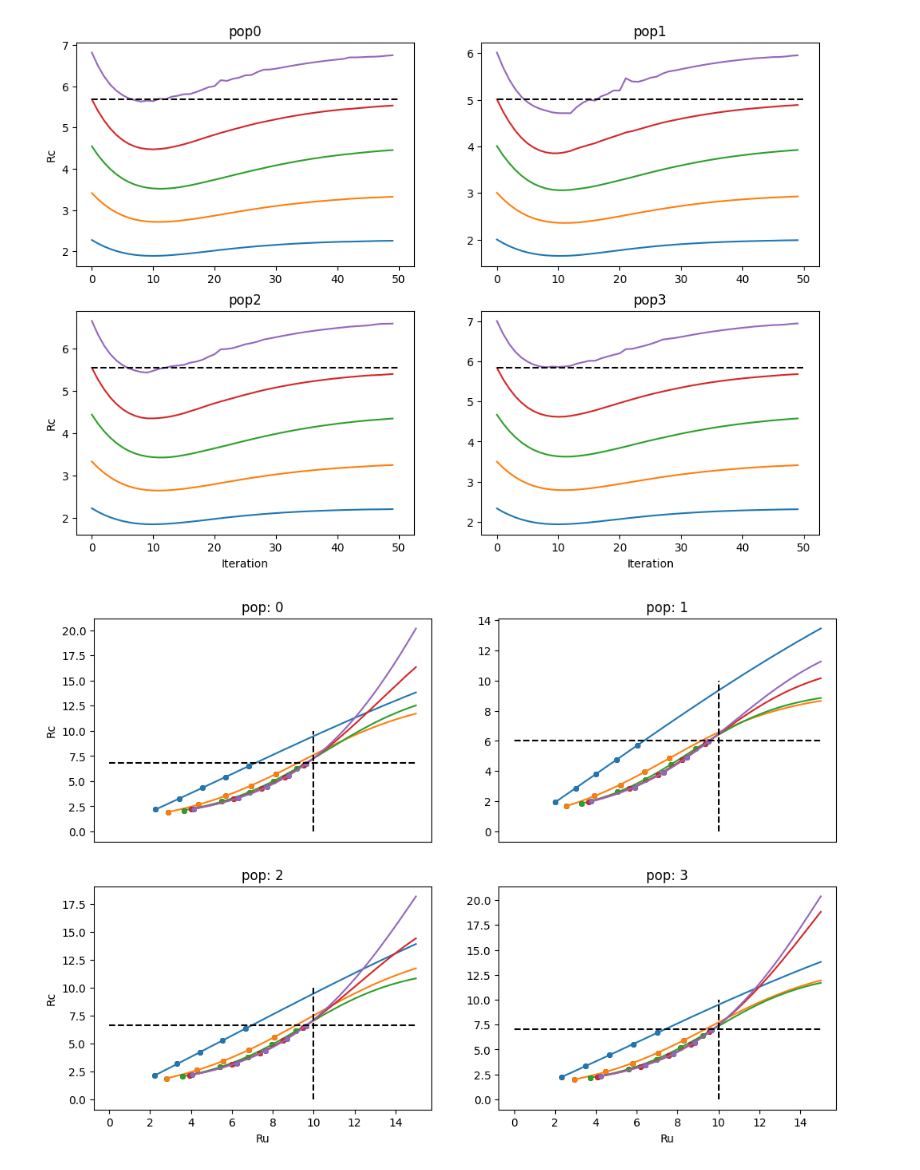
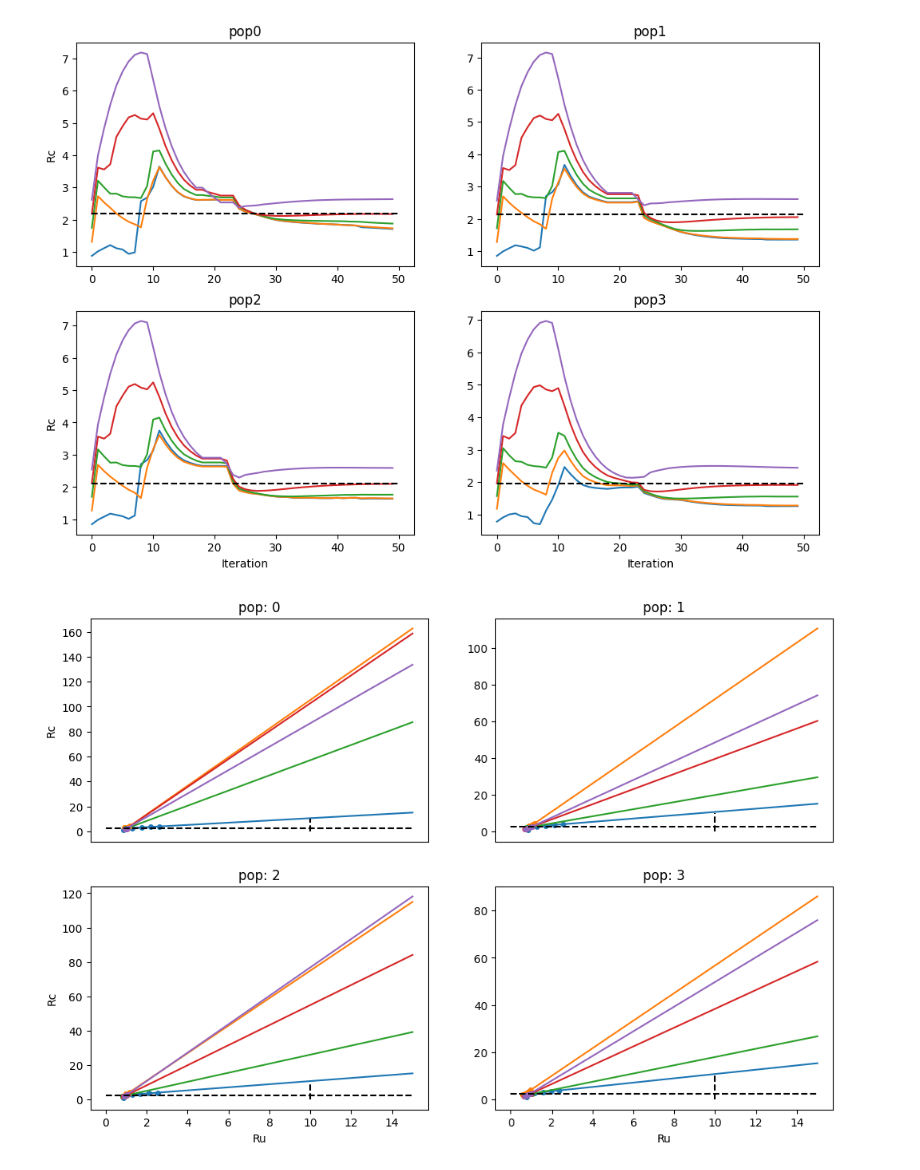
Before and after one commit to niknovikov19/model_tuner, a Jupyter notebook: proto/opt_strategies/test_opt_strategies_2.ipynb, the cells around one changed output. Drawn from its saved outputs; the diff is of its cells as text; code cells hidden in the pictures.

Commit message:
Upgrade, refactor, and test the optimization algorithm.

```diff
--- a/proto/opt_strategies/test_opt_strategies_2.ipynb
+++ b/proto/opt_strategies/test_opt_strategies_2.ipynb
@@ -6,7 +6,7 @@ import warnings
 
 import matplotlib.pyplot as plt
 import numpy as np
-from tqdm import tqdm
+from tqdm.notebook import tqdm
 import xarray as xr
 
 from model_tuner.opt.regimes import (
@@ -97,12 +97,14 @@ def run_opt_experiment(
         model: ModelDescWC,
         uc_optimizer: UCOptimizer,
         sim_par: Dict,
+        uc_mapper_0: NetUCMapper1D | None = None,
         verbose=False
         ) -> None:
 
-    uc_optimizer.begin()
+    uc_optimizer.begin(uc_mapper_0)
 
     for iter_num in tqdm(range(1, uc_optimizer.n_iter)):
+    #for iter_num in range(1, uc_optimizer.n_iter):
         if verbose:
             print(f'Iter: {iter_num}')
 
@@ -114,7 +116,7 @@ def run_opt_experiment(
         Rc_lst = NetRegimeWCList()
         for n, Ru in enumerate(Ru_lst):
             # Ru -> Iu
-            Iu = ir_mapper.R_to_I(Ru)
+            Iu = uc_optimizer.ir_mapper.R_to_I(Ru)
             # Run model with Iu and get the resulting Rc
             Rc, sim_info = run_wc_model(
                 model, Iu, sim_par['niter'], Ru, sim_par['dr_mult']
@@ -130,13 +132,12 @@ def run_opt_experiment(
         # Proceed to the next iteration
         uc_optimizer.next_iter()
 # %%
-
 # Problematic:
 #np.random.seed(115|116) - doesn't converge
 #np.random.seed(114) - oscillations with alpha=1, autosz
 #model = create_wc_model(npops=4, g=0.2)
 
-np.random.seed(115)
+np.random.seed(116)
 
 # WC model
 model = create_wc_model(npops=4, g=0.2)
@@ -154,20 +155,26 @@ sim_par = {'niter': 20, 'dr_mult': 1}
 # UC map params
 uc_map_params = load_uc_map_params()
 uc_map_params.pop_names = model.get_pop_names()
+uc_map_params.map_type = 'sigmoid_1d_line'
+uc_map_params.fit_param_bounds = {
+    'm': (0.2, np.inf)
+}
 
 # Numbr of iterations
 n_iter = 50
 
 # Optimization strategy
 opt_strategy = OptStrategy.STEP_TO_NEW
-#opt_strategy = OptStrategy.STEP_TO_NEW_AUTOSZ
-#opt_strategy = OptStrategy.STEP_TO_NEW_ROT
+
+alpha = 0.2
 opt_strategy_par = OptStrategyParams(
-    alpha=0.1,
-    alpha_Ru=0.1,
+    alpha=alpha,
+    alpha_Ru=alpha,
     alpha_mult=0.8,
     alpha_min=0.01,
-    dmax_rot=0.5
+    #dmax_rot=0.5,
+    steps_by_pop=1,
+    auto_decrease_step=0
 )
 
 # I-R mapper, explicitly uses WC gain functions
@@ -176,16 +183,17 @@ ir_mapper = NetIRMapperWC(model)
 # Initialize UC optimizer
 uc_optimizer = UCOptimizer(
     uc_map_params, model.get_pop_names(), rr_base, pfr_vec,
-    n_iter, opt_strategy, opt_strategy_par
+    n_iter, ir_mapper, opt_strategy, opt_strategy_par
 )
 
-# Main simulation-optimmization loop
+# Main simulation-optimization loop
 try:
-    run_opt_experiment(model, uc_optimizer, sim_par, verbose=0)
+    run_opt_experiment(model, uc_optimizer, sim_par,
+                       uc_mapper_0=None, verbose=0)
 except Exception as e:
     print(e)
 
-# Plot the result
+# Plot Rc convergence
 #plt.ion()
 plt.figure(figsize=(12, 8))
 for n in range(4):
@@ -200,4 +218,4 @@ for n in range(4):
-[figure, old version]
+[figure, new version]
 # %%
 Rc = uc_optimizer.step_data['Rc']
 Ru = uc_optimizer.step_data['Ru']
@@ -205,6 +223,11 @@ Ru = uc_optimizer.step_data['Ru']
 nx, ny = 2, 2
 iters_vis = np.linspace(1, uc_optimizer.n_iter - 1,
                         num=5, dtype=int)
+
+#iters_vis = np.linspace(1, n_iter - 1,
+#                        num=3, dtype=int)
+#iters_vis = np.arange(1, 7, dtype=int)
+
 
 colors = plt.rcParams['axes.prop_cycle'].by_key()['color']
 
@@ -223,8 +246,8 @@ for pop in range(4):
             ru_limits=(0, 15),
             color=colors[color_num % len(colors)]
         )
-        cc = {'pop': pop, 'iter': iter}
-        plt.plot(Ru.isel(**cc), Rc.isel(**cc), '.', markersize=8)
+        #cc = {'pop': pop, 'iter': iter}
+        #plt.plot(Ru.isel(**cc), Rc.isel(**cc), '.', markersize=8)
 
     plt.plot([10, 10], [0, 10], 'k--')
     plt.plot([0, 15], [uc_optimizer.Rc0.isel(pop=pop, pfr=-1)] * 2, 'k--')
@@ -242,4 +265,4 @@ for pop in range(4):
 
     plt.title(f'pop: {pop}')
 # %% [output]
-[figure, old version]
+[figure, new version]
```
Also changed, not shown: parts of 5 cells of this notebook, 16 other files.
